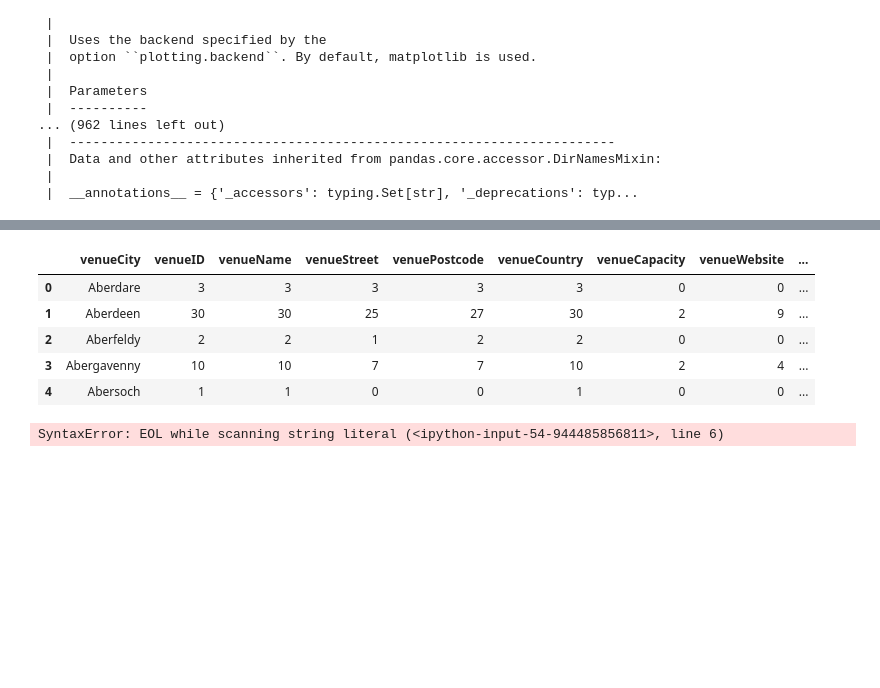
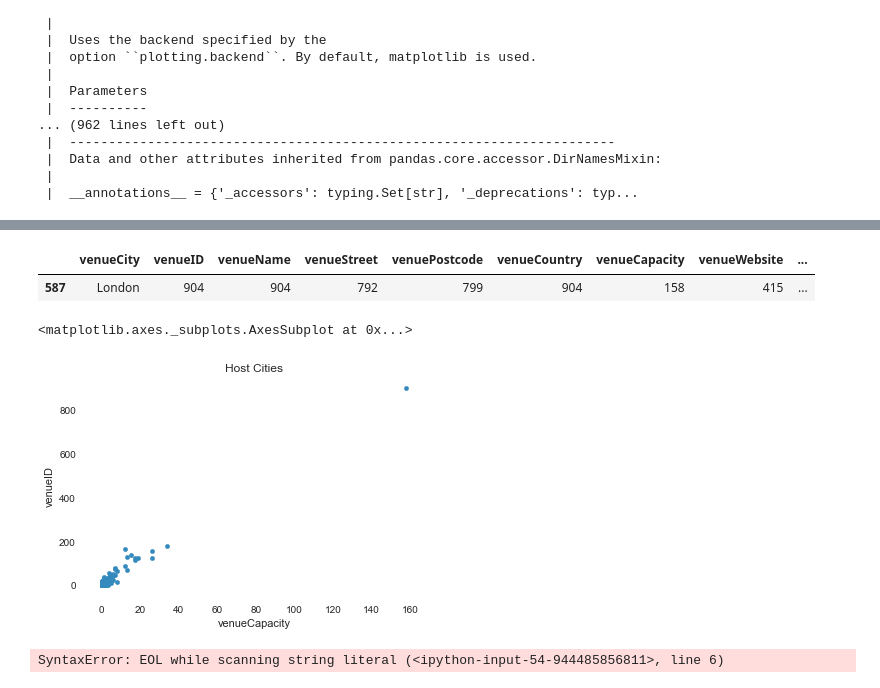
Before and after one commit to mahyarshu/Gigalytics, a Jupyter notebook: source_codes/Spotify/Dataset_Profiling.ipynb, the cells around one changed output, grey strips where cells are left out. Cells and saved outputs as stored; diff of their text form; code cells hidden in the pictures; blank space fills up the shorter version.

```diff
--- a/source_codes/Spotify/Dataset_Profiling.ipynb
+++ b/source_codes/Spotify/Dataset_Profiling.ipynb
@@ -133,21 +133,22 @@ ukVenues.head(1)
 # %%
 ukVenues.head(1)
 city = pd.DataFrame(ukVenues.groupby(['venueCity']).count(), index = None)
 city.reset_index(level=0, inplace=True)
 
-city.head()
+city.head(200)
+
+city[city['venueCapacity']>100]
 # %% [output]
 |  | venueCity | venueID | venueName | venueStreet | venuePostcode | venueCountry | venueCapacity | venueWebsite | ... |
-| 0 | Aberdare | 3 | 3 | 3 | 3 | 3 | 0 | 0 | ... |
-| 1 | Aberdeen | 30 | 30 | 25 | 27 | 30 | 2 | 9 | ... |
-| 2 | Aberfeldy | 2 | 2 | 1 | 2 | 2 | 0 | 0 | ... |
-| 3 | Abergavenny | 10 | 10 | 7 | 7 | 10 | 2 | 4 | ... |
-| 4 | Abersoch | 1 | 1 | 0 | 0 | 1 | 0 | 0 | ... |
+| 587 | London | 904 | 904 | 792 | 799 | 904 | 158 | 415 | ... |
 # %%
-city.plot(y='venueID', x='venueCity',kind='scatter', title='Host Cities')
+city.plot(y='venueID', x='venueCapacity',kind='scatter', title='Host Cities')
 
 #ax.scatter(x=data[:,0],y=data[:,1],label='Data')
 #ukVenues.groupby(['venueCity']).count().plot(y='track_popularity', kind='barh', title='Tracks Popularity')
+# %% [output]
+<matplotlib.axes._subplots.AxesSubplot at 0x...>
+[figure, added]
 # %%
 data = city
 fig = plt.figure(figsize=(10,5))
```
Also changed, not shown: parts of 3 cells of this notebook.
